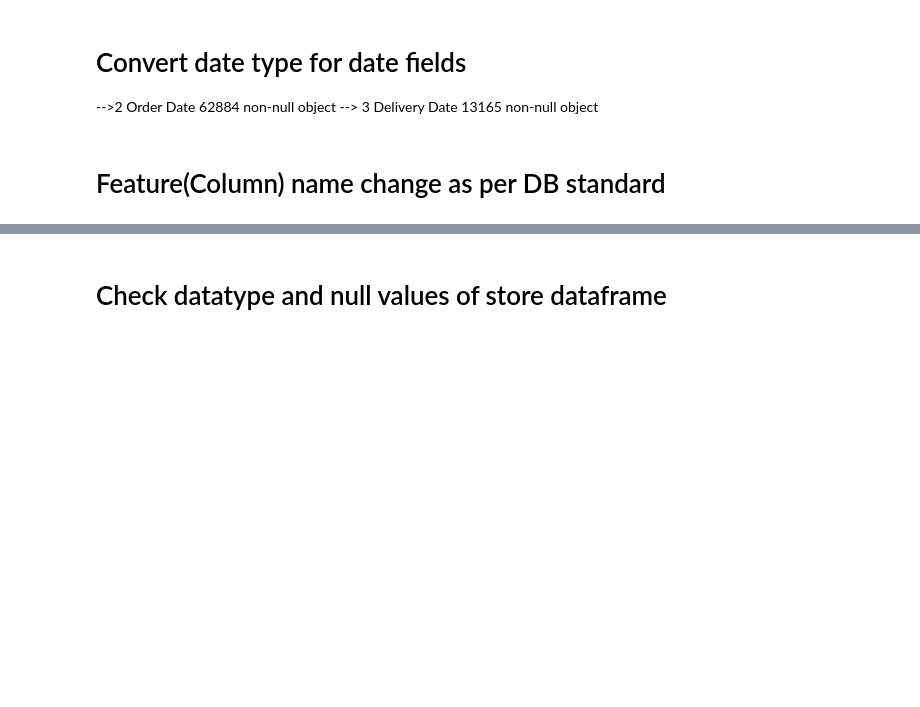
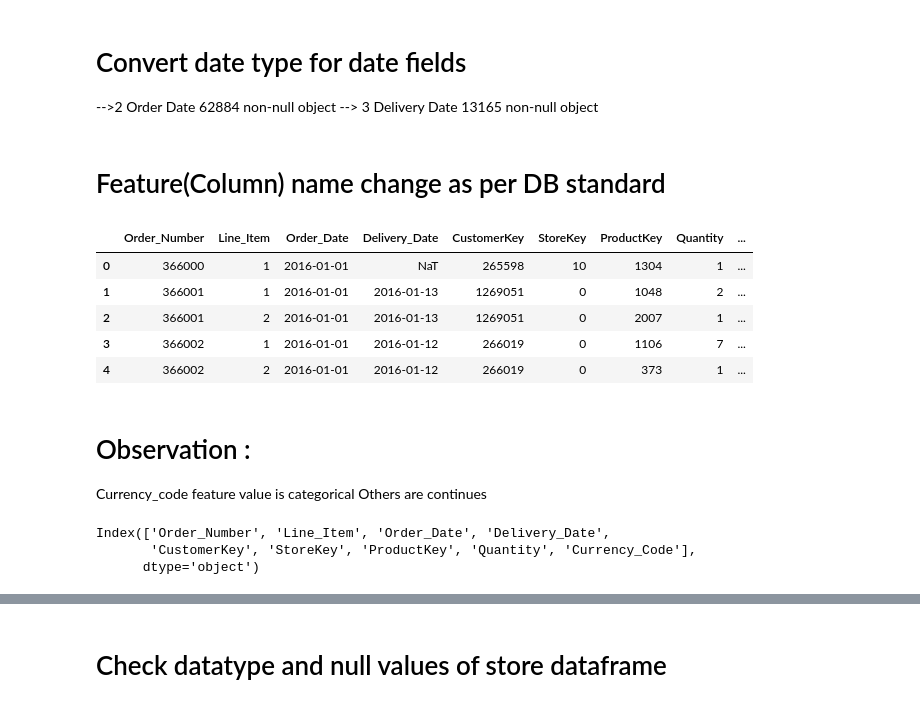
Before and after one commit to kavithajimnath/DataSpark_-Illuminating-Insights-for-Global-Electronics, a Jupyter notebook: PY_Data_Preprocessing.ipynb, the cells around one changed output, grey strips where cells are left out. Cells and saved outputs as stored; diff of their text form; code cells hidden in the pictures; blank space fills up the shorter version.

```diff
--- a/PY_Data_Preprocessing.ipynb
+++ b/PY_Data_Preprocessing.ipynb
@@ -61,3 +62,22 @@ df_sales['Delivery Date'] = pd.to_datetime(df_sales['Delivery Date'])
 # Feature(Column) name change as per DB standard
 # %%
 df_sales.rename(columns={'Order Number': 'Order_Number', 'Line Item': 'Line_Item', 'Order Date':'Order_Date','Delivery Date':'Delivery_Date','Currency Code':'Currency_Code'}, inplace=True)
+# %%
+df_sales.head()
+# %% [output]
+|  | Order_Number | Line_Item | Order_Date | Delivery_Date | CustomerKey | StoreKey | ProductKey | Quantity | ... |
+| 0 | 366000 | 1 | 2016-01-01 | NaT | 265598 | 10 | 1304 | 1 | ... |
+| 1 | 366001 | 1 | 2016-01-01 | 2016-01-13 | 1269051 | 0 | 1048 | 2 | ... |
+| 2 | 366001 | 2 | 2016-01-01 | 2016-01-13 | 1269051 | 0 | 2007 | 1 | ... |
+| 3 | 366002 | 1 | 2016-01-01 | 2016-01-12 | 266019 | 0 | 1106 | 7 | ... |
+| 4 | 366002 | 2 | 2016-01-01 | 2016-01-12 | 266019 | 0 | 373 | 1 | ... |
+# %% [markdown]
+# Observation :
+ Currency_code feature value is categorical
+ Others are continues
+# %%
+df_sales.columns
+# %% [output]
+Index(['Order_Number', 'Line_Item', 'Order_Date', 'Delivery_Date',
+       'CustomerKey', 'StoreKey', 'ProductKey', 'Quantity', 'Currency_Code'],
+      dtype='object')
```
Also changed, not shown: parts of 8 cells of this notebook.
